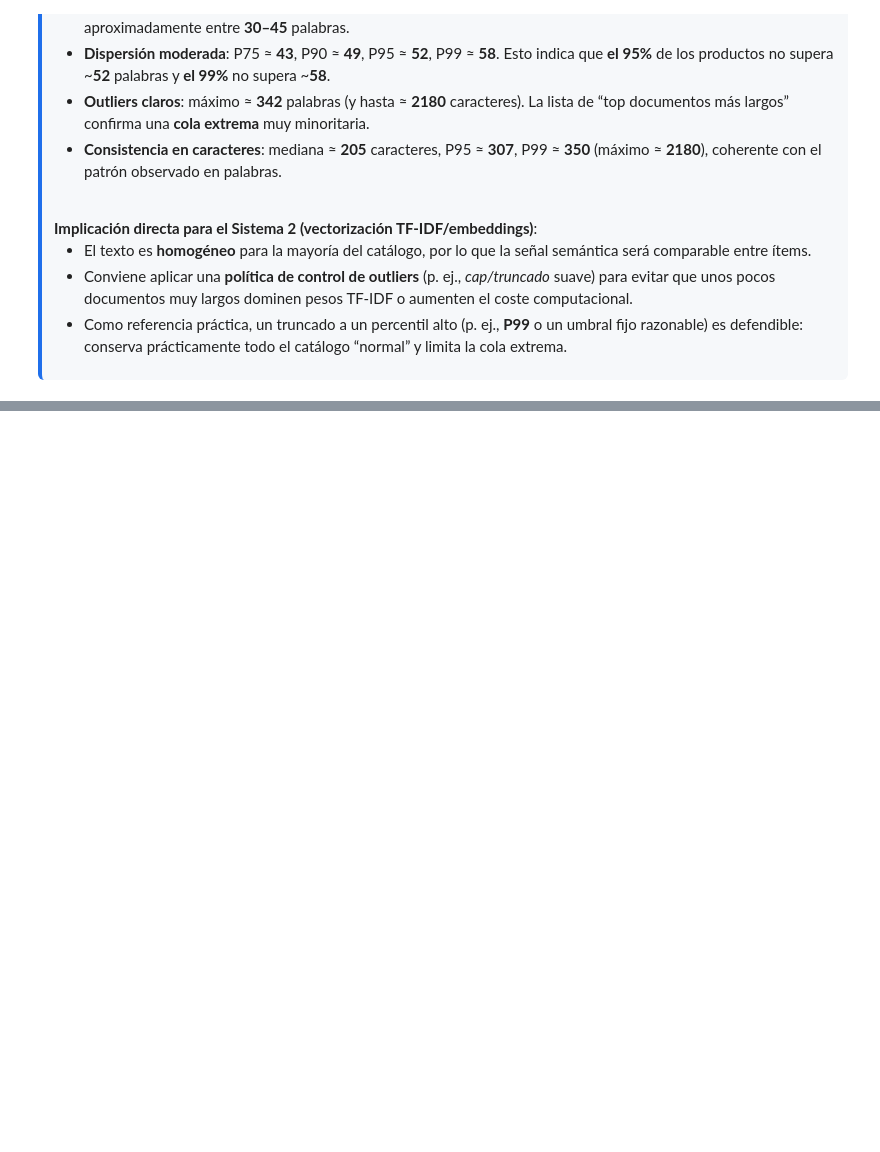
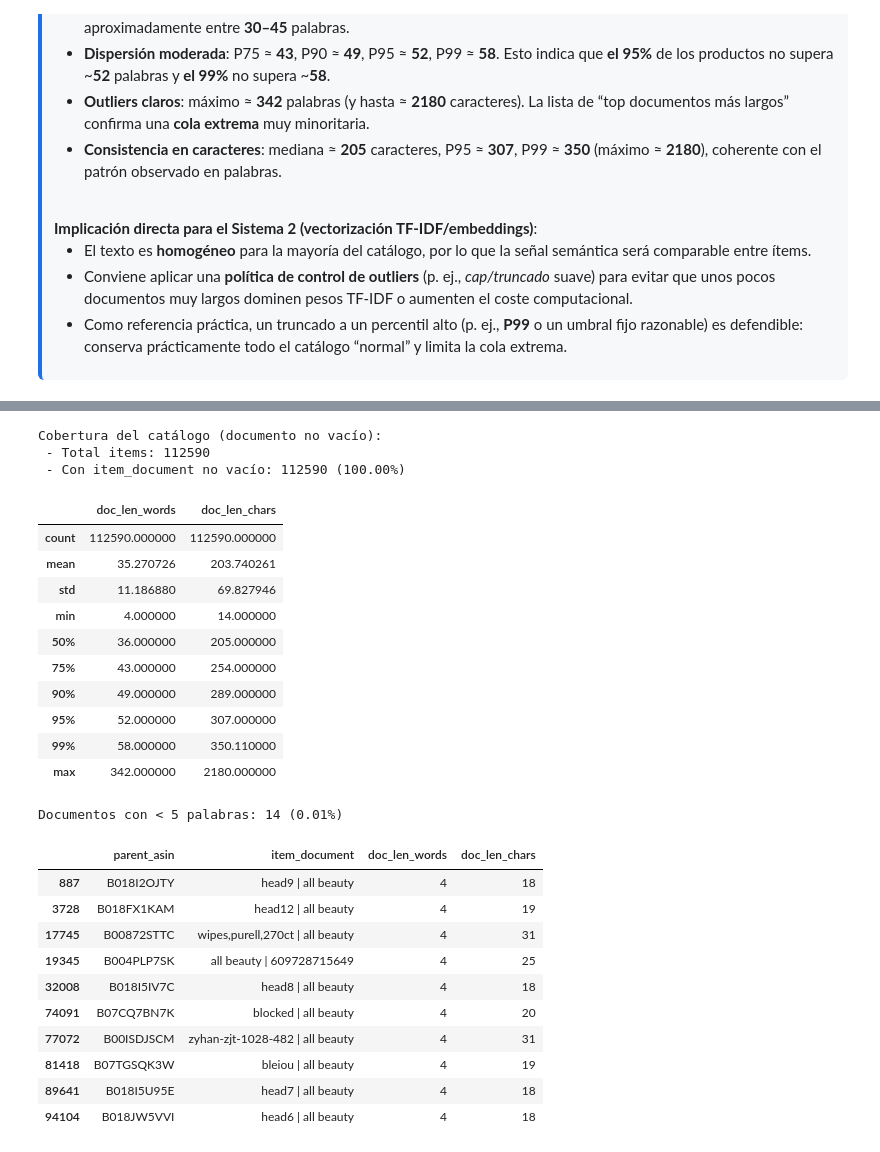
Before and after one commit to jwyangyin/TFM, a Jupyter notebook: TFM_Notebook_2_(Master_Data_Science)_Sistema_de_recomendación_basado_en_contenido_(Content_Based_Filtering).ipynb, the cells around one changed output, grey strips where cells are left out. Saved outputs shown, nothing was run; the diff lists cells and outputs as text; code cells hidden in the pictures; blank space fills up the shorter version.

```diff
--- a/TFM_Notebook_2_(Master_Data_Science)_Sistema_de_recomendación_basado_en_contenido_(Content_Based_Filtering).ipynb
+++ b/TFM_Notebook_2_(Master_Data_Science)_Sistema_de_recomendación_basado_en_contenido_(Content_Based_Filtering).ipynb
@@ -1442,0 +1752,56 @@ robustez del sistema y eficiencia computacional.
+# %%
+# =========================
+# 1) Cobertura del catálogo
+# =========================
+
+# 1) Cobertura por documento no vacío (tras strip)
+df_content["doc_non_empty"] = df_content["item_document"].str.strip().apply(lambda x: len(x) > 0)
+
+n_total = len(df_content)
+n_non_empty = df_content["doc_non_empty"].sum()
+pct_non_empty = (n_non_empty / n_total) * 100
+
+print("Cobertura del catálogo (documento no vacío):")
+print(f" - Total items: {n_total}")
+print(f" - Con item_document no vacío: {n_non_empty} ({pct_non_empty:.2f}%)")
+
+# 2) Longitudes (diagnóstico rápido)
+df_content["doc_len_words"] = df_content["item_document"].str.split().apply(len)
+df_content["doc_len_chars"] = df_content["item_document"].str.len()
+
+display(df_content[["doc_len_words", "doc_len_chars"]].describe(percentiles=[0.5, 0.75, 0.9, 0.95, 0.99]))
+
+# 3) Casos potencialmente problemáticos: documentos muy cortos
+# (umbral orientativo; puedes ajustarlo)
+min_words_threshold = 5
+short_docs = df_content[df_content["doc_len_words"] < min_words_threshold]
+
+print(f"\nDocumentos con < {min_words_threshold} palabras: {len(short_docs)} ({len(short_docs)/n_total*100:.2f}%)")
+display(short_docs[["parent_asin", "item_document", "doc_len_words", "doc_len_chars"]].head(10))
+# %% [output]
+Cobertura del catálogo (documento no vacío):
+ - Total items: 112590
+ - Con item_document no vacío: 112590 (100.00%)
+|  | doc_len_words | doc_len_chars |
+| count | 112590.000000 | 112590.000000 |
+| mean | 35.270726 | 203.740261 |
+| std | 11.186880 | 69.827946 |
+| min | 4.000000 | 14.000000 |
+| 50% | 36.000000 | 205.000000 |
+| 75% | 43.000000 | 254.000000 |
+| 90% | 49.000000 | 289.000000 |
+| 95% | 52.000000 | 307.000000 |
+| 99% | 58.000000 | 350.110000 |
+| max | 342.000000 | 2180.000000 |
+Documentos con < 5 palabras: 14 (0.01%)
+|  | parent_asin | item_document | doc_len_words | doc_len_chars |
+| 887 | B018I2OJTY | head9 | all beauty | 4 | 18 |
+| 3728 | B018FX1KAM | head12 | all beauty | 4 | 19 |
+| 17745 | B00872STTC | wipes,purell,270ct | all beauty | 4 | 31 |
+| 19345 | B004PLP7SK | all beauty | 609728715649 | 4 | 25 |
+| 32008 | B018I5IV7C | head8 | all beauty | 4 | 18 |
+| 74091 | B07CQ7BN7K | blocked | all beauty | 4 | 20 |
+| 77072 | B00ISDJSCM | zyhan-zjt-1028-482 | all beauty | 4 | 31 |
+| 81418 | B07TGSQK3W | bleiou | all beauty | 4 | 19 |
+| 89641 | B018I5U95E | head7 | all beauty | 4 | 18 |
+| 94104 | B018JW5VVI | head6 | all beauty | 4 | 18 |
```
Also changed, not shown: parts of 33 cells of this notebook.
